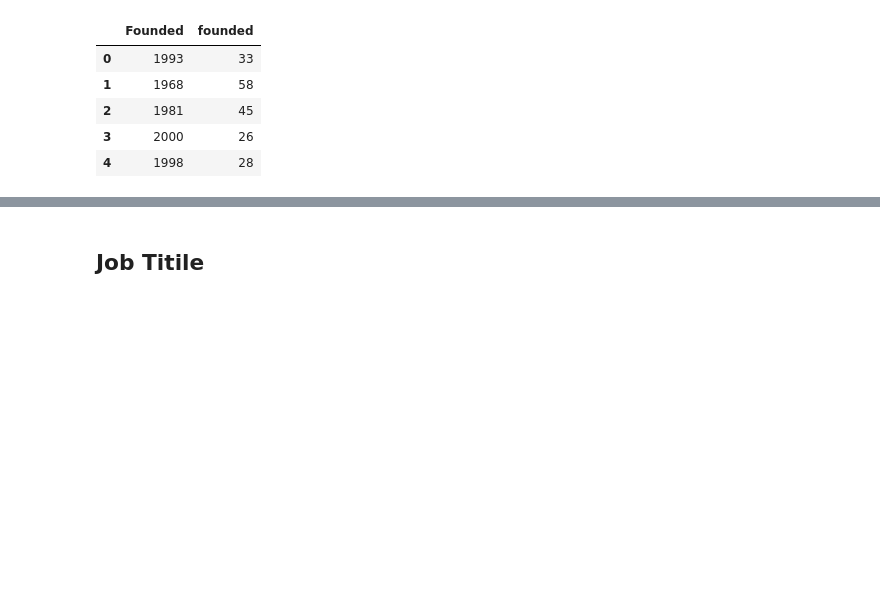
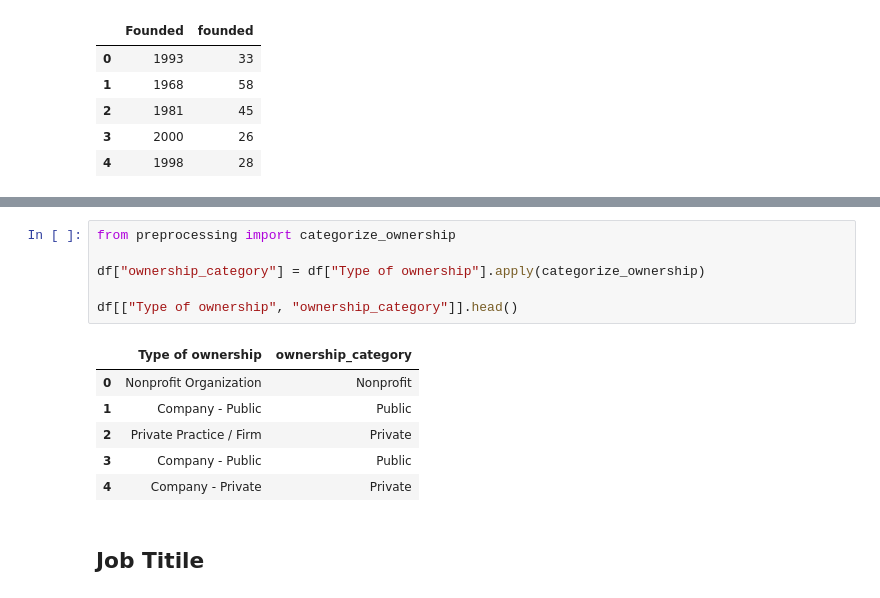
Before and after one commit to elhidarinouhayla/HR-Pulse, a Jupyter notebook: backend/ml/eda.ipynb, the cells around one changed output, grey strips where cells are left out. Cells and saved outputs as stored; diff of their text form; blank space fills up the shorter version.

```diff
--- a/backend/ml/eda.ipynb
+++ b/backend/ml/eda.ipynb
@@ -255,3 +277,16 @@ df[['Founded', 'founded']].head()
+# %%
+from preprocessing import categorize_ownership
+
+df["ownership_category"] = df["Type of ownership"].apply(categorize_ownership)
+
+df[["Type of ownership", "ownership_category"]].head()
+# %% [output]
+|  | Type of ownership | ownership_category |
+| 0 | Nonprofit Organization | Nonprofit |
+| 1 | Company - Public | Public |
+| 2 | Private Practice / Firm | Private |
+| 3 | Company - Public | Public |
+| 4 | Company - Private | Private |
 # %% [markdown]
 ## Job Titile
 # %%
```
Also changed, not shown: parts of 21 cells of this notebook.
